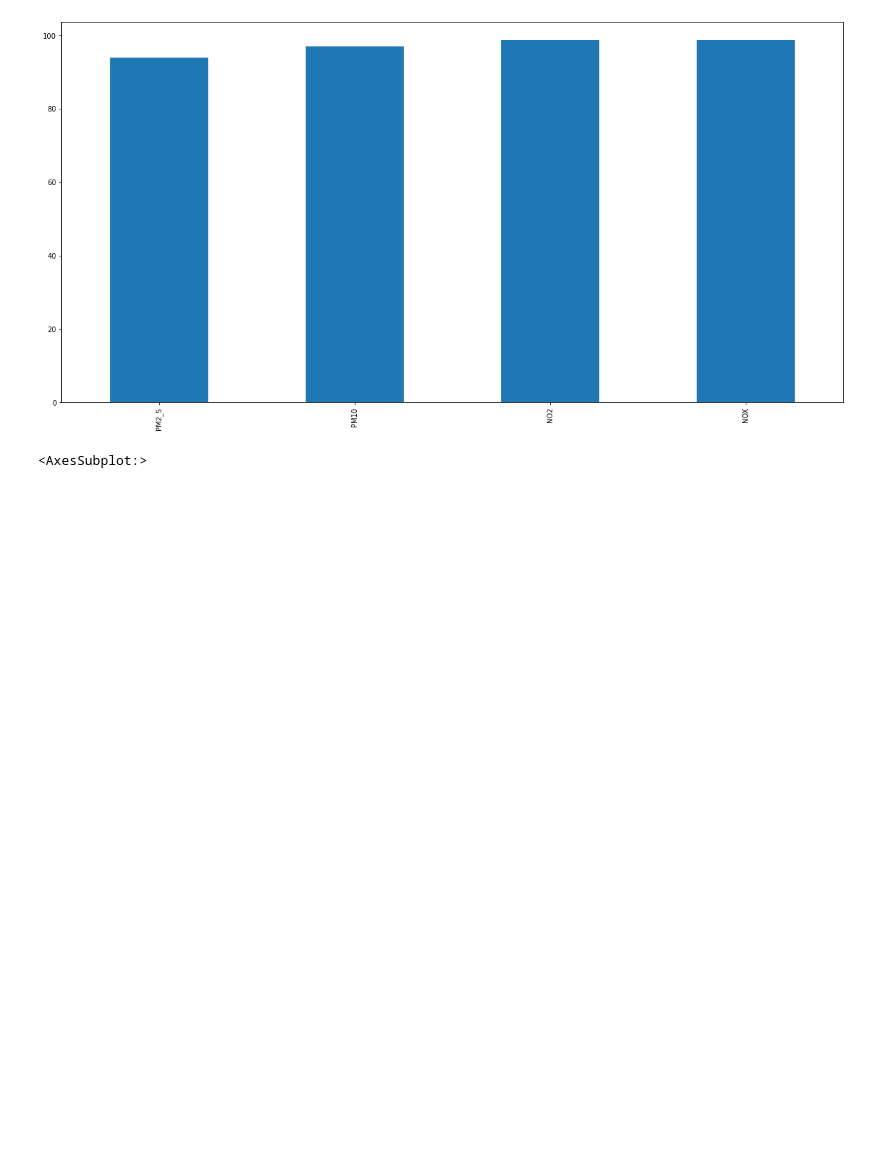
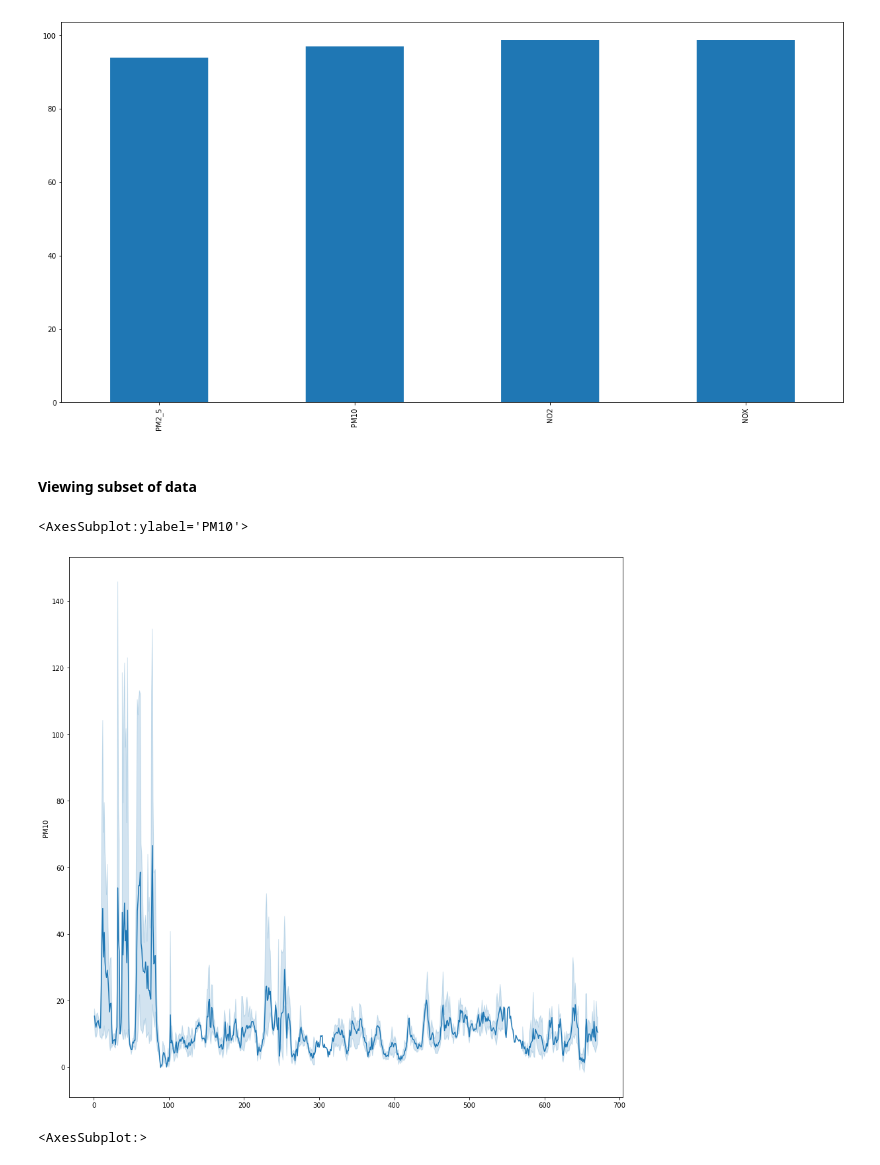
Before and after one commit to jadali17/Air-Quality-Prediction, a Jupyter notebook: feature-selection-no2-nox-pm2.5-pm10.ipynb, the cells around one changed output. Cells and saved outputs as stored; diff of their text form; code cells hidden in the pictures; blank space fills up the shorter version.

```diff
--- a/feature-selection-no2-nox-pm2.5-pm10.ipynb
+++ b/feature-selection-no2-nox-pm2.5-pm10.ipynb
@@ -48,6 +48,15 @@ percent[airQualityData.isnull().sum().sort_values(ascending = False) != 0].plot.
 # %% [output]
 <AxesSubplot:>
 [figure]
+# %% [markdown]
+#### Viewing subset of data
+# %%
+subsetData = airQualityData[(airQualityData['Start'] >"2016-01-01 00:00:00") & (airQualityData['Start'] < "2016-01-29 00:00:00")]
+fig , ax =  plt.subplots(figsize=(15,15))
+sns.lineplot(data=subsetData['PM10'],ax=ax)
+# %% [output]
+<AxesSubplot:ylabel='PM10'>
+[figure, added]
 # %%
 #-------PERFORMING IMPUTATION---------------#
 impute=airQualityData.drop(columns=['Stop'])
```
